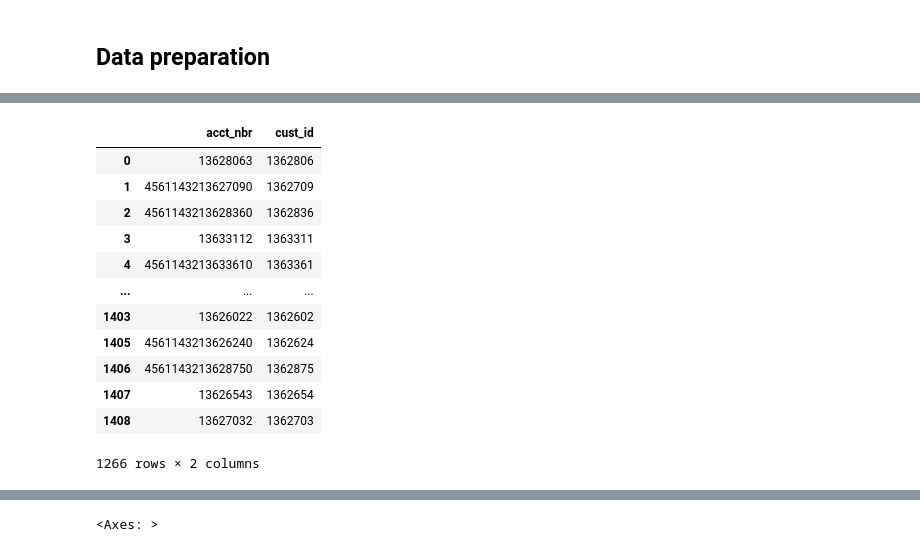
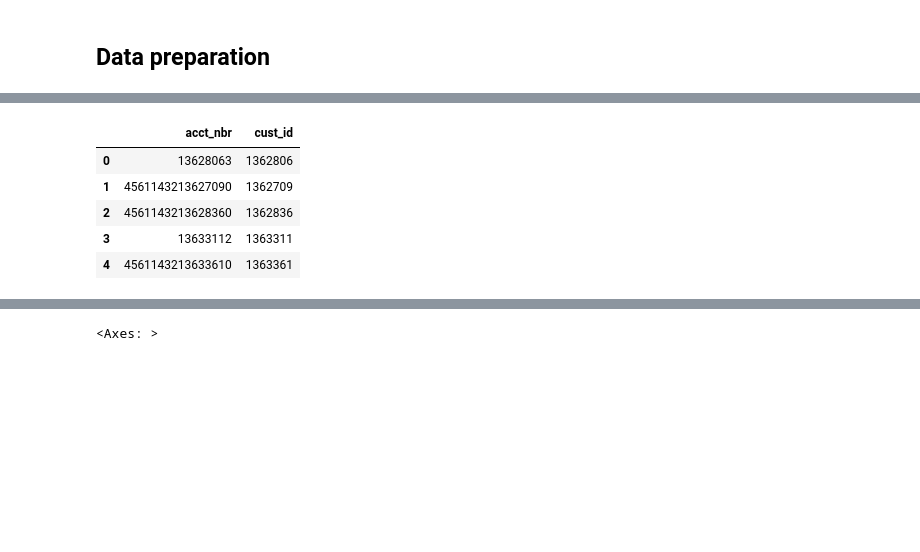
Before and after one commit to tombra1984/LHL-ClusteringProject, a Jupyter notebook: data_wrangling.ipynb, the cells around one changed output, grey strips where cells are left out. Cells and saved outputs as stored; diff of their text form; code cells hidden in the pictures; blank space fills up the shorter version.

```diff
--- a/data_wrangling.ipynb
+++ b/data_wrangling.ipynb
@@ -40,25 +34,18 @@ transactions.head(3)
 | 2 | 13624842 | 77.955758 |
 # %%
 #selecting active accounts and relevant columns
-accounts = pd.read_csv("./Data/twm_accounts.csv", sep = ";")
+accounts = pd.read_csv("C:/Users/ander/LightHouseNotes/mini-project-III/Data/twm_accounts.csv", sep = ";")
 accounts['account_active'] = accounts['account_active'].str.strip()
 accounts['acct_type'] = accounts['acct_type'].str.strip()
 accounts = accounts[accounts.account_active == "Y"]
 accounts1 = accounts[['acct_nbr','cust_id']]
 
-accounts1
+accounts1.head(5)
 # %% [output]
 |  | acct_nbr | cust_id |
 | 0 | 13628063 | 1362806 |
 | 1 | 4561143213627090 | 1362709 |
 | 2 | 4561143213628360 | 1362836 |
 | 3 | 13633112 | 1363311 |
 | 4 | 4561143213633610 | 1363361 |
-| ... | ... | ... |
-| 1403 | 13626022 | 1362602 |
-| 1405 | 4561143213626240 | 1362624 |
-| 1406 | 4561143213628750 | 1362875 |
-| 1407 | 13626543 | 1362654 |
-| 1408 | 13627032 | 1362703 |
-1266 rows × 2 columns
 # %%
```
Also changed, not shown: parts of 9 cells of this notebook.
